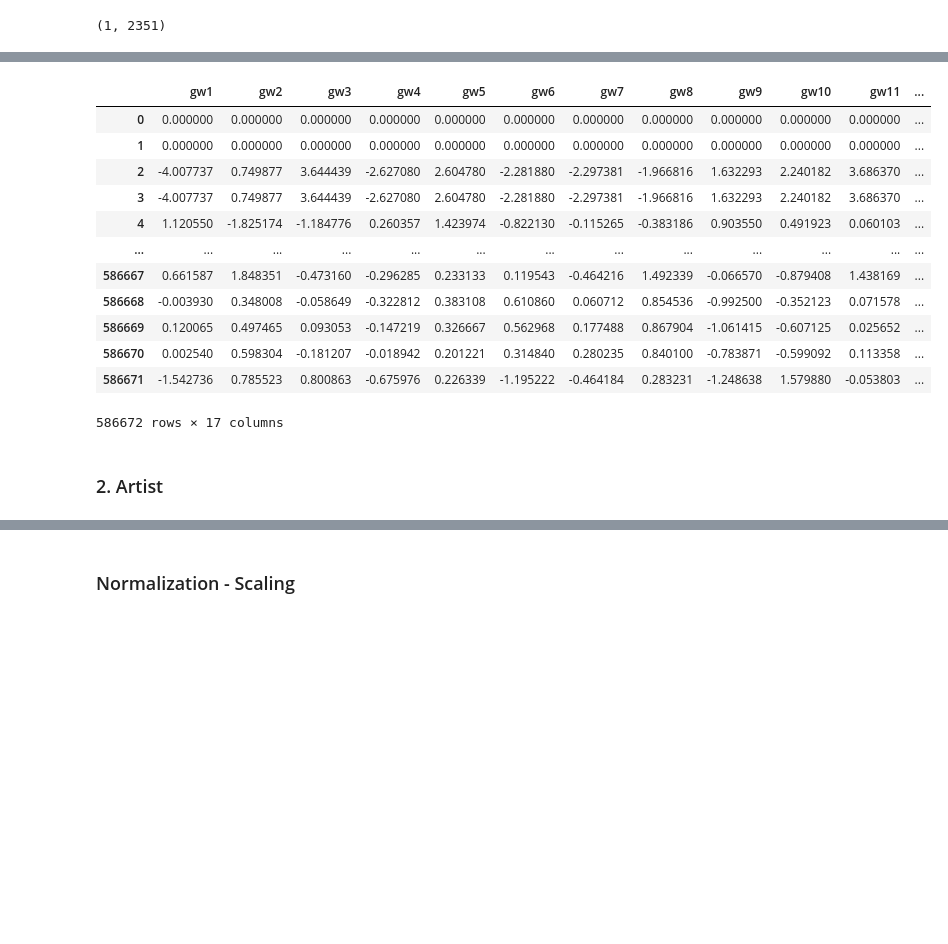
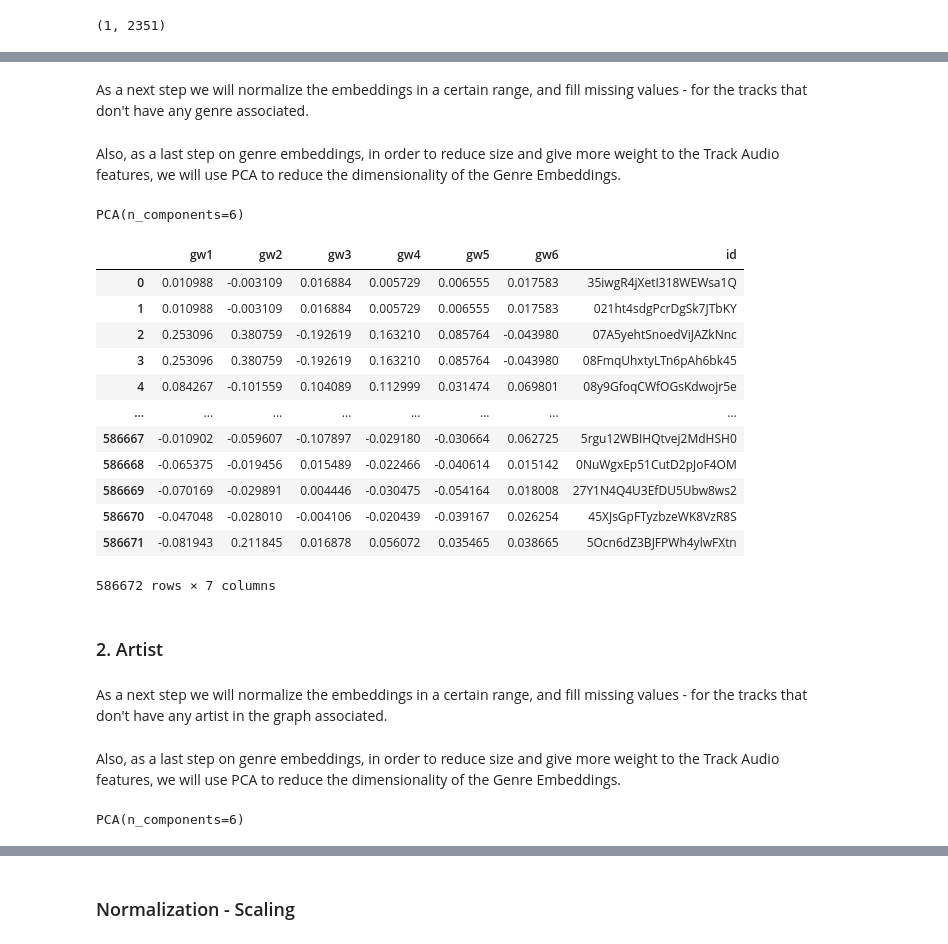
Before and after one commit to taslanidis/Music-Recommender, a Jupyter notebook: analyses/track_representation_vector.ipynb, the cells around one changed output, grey strips where cells are left out. Drawn from its saved outputs; the diff is of its cells as text; code cells hidden in the pictures; blank space fills up the shorter version.

Commit message:
Improving model

```diff
--- a/analyses/track_representation_vector.ipynb
+++ b/analyses/track_representation_vector.ipynb
@@ -167,23 +175,42 @@ track_genres_embeddings = [
     )
         for track_genre_text in tqdm(genres_text, desc="tracks")
 ]
+# %% [markdown]
+As a next step we will normalize the embeddings in a certain range, and fill missing values - for the tracks that don't have any genre associated.
+# %%
+genre_embeddings_scaler = MinMaxScaler()
+
+track_genres_embeddings = np.array(track_genres_embeddings)
+track_genres_embeddings = genre_embeddings_scaler.fit_transform(track_genres_embeddings)
+# %% [markdown]
+Also, as a last step on genre embeddings, in order to reduce size and give more weight to the Track Audio features, we will use PCA to reduce the dimensionality of the Genre Embeddings.
+# %%
+from sklearn.decomposition import PCA
+
+pca_model = PCA(n_components=6)
+
+pca_model.fit(track_genres_embeddings)
+# %% [output]
+PCA(n_components=6)
+# %%
+pca_reduced_track_genres_embeddings = pca_model.transform(track_genres_embeddings)
 # %%
-df_db_track_with_genres = pd.DataFrame(track_genres_embeddings, columns=[f"gw{i+1}" for i in range(w2v_genre_features)])
+df_db_track_with_genres = pd.DataFrame(pca_reduced_track_genres_embeddings, columns=[f"gw{i+1}" for i in range(pca_reduced_track_genres_embeddings.shape[1])])
 df_db_track_with_genres['id'] = df_db_tracks['id'].to_list()
 df_db_track_with_genres
 # %% [output]
-|  | gw1 | gw2 | gw3 | gw4 | gw5 | gw6 | gw7 | gw8 | gw9 | gw10 | gw11 | ... |
-| 0 | 0.000000 | 0.000000 | 0.000000 | 0.000000 | 0.000000 | 0.000000 | 0.000000 | 0.000000 | 0.000000 | 0.000000 | 0.000000 | ... |
-| 1 | 0.000000 | 0.000000 | 0.000000 | 0.000000 | 0.000000 | 0.000000 | 0.000000 | 0.000000 | 0.000000 | 0.000000 | 0.000000 | ... |
-| 2 | -4.007737 | 0.749877 | 3.644439 | -2.627080 | 2.604780 | -2.281880 | -2.297381 | -1.966816 | 1.632293 | 2.240182 | 3.686370 | ... |
-| 3 | -4.007737 | 0.749877 | 3.644439 | -2.627080 | 2.604780 | -2.281880 | -2.297381 | -1.966816 | 1.632293 | 2.240182 | 3.686370 | ... |
-| 4 | 1.120550 | -1.825174 | -1.184776 | 0.260357 | 1.423974 | -0.822130 | -0.115265 | -0.383186 | 0.903550 | 0.491923 | 0.060103 | ... |
-| ... | ... | ... | ... | ... | ... | ... | ... | ... | ... | ... | ... | ... |
-| 586667 | 0.661587 | 1.848351 | -0.473160 | -0.296285 | 0.233133 | 0.119543 | -0.464216 | 1.492339 | -0.066570 | -0.879408 | 1.438169 | ... |
-| 586668 | -0.003930 | 0.348008 | -0.058649 | -0.322812 | 0.383108 | 0.610860 | 0.060712 | 0.854536 | -0.992500 | -0.352123 | 0.071578 | ... |
-| 586669 | 0.120065 | 0.497465 | 0.093053 | -0.147219 | 0.326667 | 0.562968 | 0.177488 | 0.867904 | -1.061415 | -0.607125 | 0.025652 | ... |
-| 586670 | 0.002540 | 0.598304 | -0.181207 | -0.018942 | 0.201221 | 0.314840 | 0.280235 | 0.840100 | -0.783871 | -0.599092 | 0.113358 | ... |
-| 586671 | -1.542736 | 0.785523 | 0.800863 | -0.675976 | 0.226339 | -1.195222 | -0.464184 | 0.283231 | -1.248638 | 1.579880 | -0.053803 | ... |
+|  | gw1 | gw2 | gw3 | gw4 | gw5 | gw6 | id |
+| 0 | 0.010988 | -0.003109 | 0.016884 | 0.005729 | 0.006555 | 0.017583 | 35iwgR4jXetI318WEWsa1Q |
+| 1 | 0.010988 | -0.003109 | 0.016884 | 0.005729 | 0.006555 | 0.017583 | 021ht4sdgPcrDgSk7JTbKY |
+| 2 | 0.253096 | 0.380759 | -0.192619 | 0.163210 | 0.085764 | -0.043980 | 07A5yehtSnoedViJAZkNnc |
+| 3 | 0.253096 | 0.380759 | -0.192619 | 0.163210 | 0.085764 | -0.043980 | 08FmqUhxtyLTn6pAh6bk45 |
+| 4 | 0.084267 | -0.101559 | 0.104089 | 0.112999 | 0.031474 | 0.069801 | 08y9GfoqCWfOGsKdwojr5e |
+| ... | ... | ... | ... | ... | ... | ... | ... |
+| 586667 | -0.010902 | -0.059607 | -0.107897 | -0.029180 | -0.030664 | 0.062725 | 5rgu12WBIHQtvej2MdHSH0 |
+| 586668 | -0.065375 | -0.019456 | 0.015489 | -0.022466 | -0.040614 | 0.015142 | 0NuWgxEp51CutD2pJoF4OM |
+| 586669 | -0.070169 | -0.029891 | 0.004446 | -0.030475 | -0.054164 | 0.018008 | 27Y1N4Q4U3EfDU5Ubw8ws2 |
+| 586670 | -0.047048 | -0.028010 | -0.004106 | -0.020439 | -0.039167 | 0.026254 | 45XJsGpFTyzbzeWK8VzR8S |
+| 586671 | -0.081943 | 0.211845 | 0.016878 | 0.056072 | 0.035465 | 0.038665 | 5Ocn6dZ3BJFPWh4ylwFXtn |
-586672 rows × 17 columns
+586672 rows × 7 columns
 # %% [markdown]
 ### 2. Artist
@@ -189,0 +223,2 @@ df_db_track_with_genres
+# %% [markdown]
+As a next step we will normalize the embeddings in a certain range, and fill missing values - for the tracks that don't have any artist in the graph associated.
@@ -189,0 +230,10 @@ df_db_track_with_genres
+# %% [markdown]
+Also, as a last step on genre embeddings, in order to reduce size and give more weight to the Track Audio features, we will use PCA to reduce the dimensionality of the Genre Embeddings.
+# %%
+from sklearn.decomposition import PCA
+
+pca_model_artist = PCA(n_components=6)
+
+pca_model_artist.fit(track_artist_embeddings)
+# %% [output]
+PCA(n_components=6)
```
Also changed, not shown: parts of 22 cells of this notebook, 1 other file.
